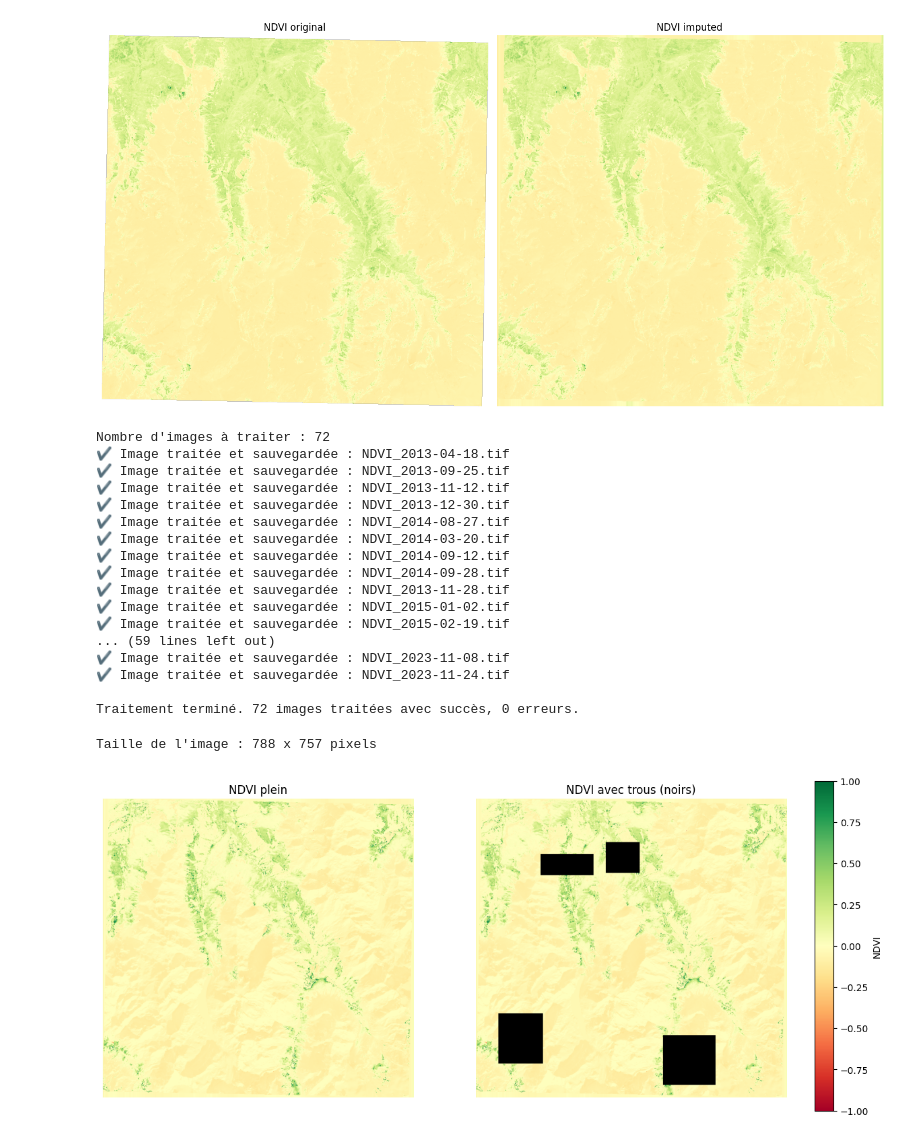
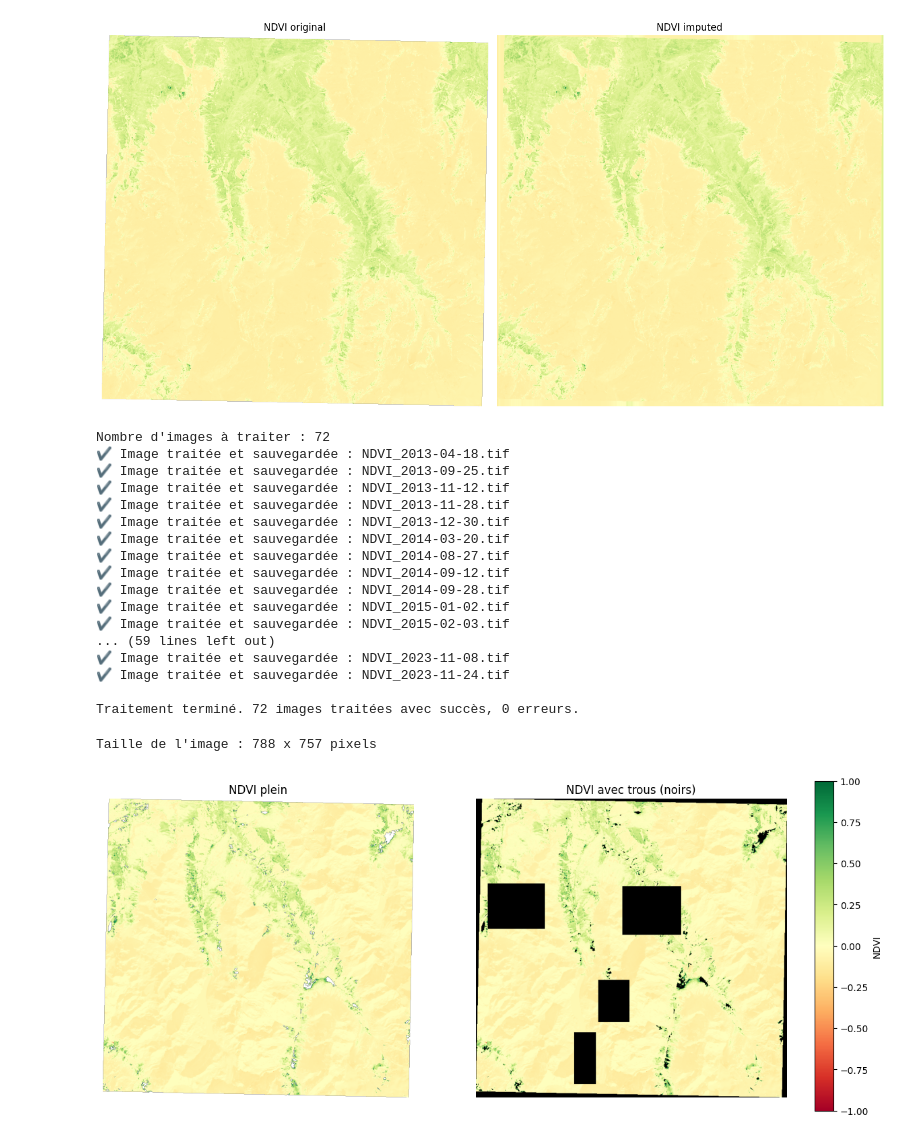
Before and after one commit to larasauser/master, a Jupyter notebook: imgprep.ipynb, the cells around one changed output. Drawn from its saved outputs; the diff is of its cells as text; code cells hidden in the pictures.

Commit message:
test de crop, raté pour l'instant

```diff
--- a/imgprep.ipynb
+++ b/imgprep.ipynb
@@ -33,7 +91,7 @@ import rasterio
 import numpy as np
 
 # Chemin vers ton image
-image_path = "/content/drive/MyDrive/NDVI_herens_Landsat8_10/NDVI_2015-04-24.tif"  # à adapter
+image_path = '/content/drive/MyDrive/NDVI_herens_Landsat8_10/NDVI_2016-01-21.tif'  # à adapter
 
 with rasterio.open(image_path) as src:
     ndvi = src.read(1).astype(np.float32)
@@ -146,8 +430,8 @@ def create_random_holes_nodata(img, min_size=50, max_size=150, max_holes=5, noda
         img_with_holes[y:y+dy, x:x+dx] = nodata_val
     return img_with_holes
 
-input_dir = '/content/drive/MyDrive/NDVI_herens_Landsat8_10/imputed/'
-output_dir = '/content/drive/MyDrive/NDVI_herens_Landsat8_10/NDVI_herens_Landsat8_10_holes/'
+input_dir = "/content/drive/MyDrive/NDVI_herens_Landsat8_10/NDVI_herens_Landsat8_10_crop"
+output_dir = '/content/drive/MyDrive/NDVI_herens_Landsat8_10/NDVI_herens_Landsat8_10_crop/NDVI_herens_Landsat8_10_holes'
 os.makedirs(output_dir, exist_ok=True)
 
 image_paths = glob(os.path.join(input_dir, '*.tif'))
@@ -189,14 +473,14 @@ Nombre d'images à traiter : 72
 ✔ Image traitée et sauvegardée : NDVI_2013-04-18.tif
 ✔ Image traitée et sauvegardée : NDVI_2013-09-25.tif
 ✔ Image traitée et sauvegardée : NDVI_2013-11-12.tif
+✔ Image traitée et sauvegardée : NDVI_2013-11-28.tif
 ✔ Image traitée et sauvegardée : NDVI_2013-12-30.tif
+✔ Image traitée et sauvegardée : NDVI_2014-03-20.tif
 ✔ Image traitée et sauvegardée : NDVI_2014-08-27.tif
-✔ Image traitée et sauvegardée : NDVI_2014-03-20.tif
 ✔ Image traitée et sauvegardée : NDVI_2014-09-12.tif
 ✔ Image traitée et sauvegardée : NDVI_2014-09-28.tif
-✔ Image traitée et sauvegardée : NDVI_2013-11-28.tif
 ✔ Image traitée et sauvegardée : NDVI_2015-01-02.tif
-✔ Image traitée et sauvegardée : NDVI_2015-02-19.tif
+✔ Image traitée et sauvegardée : NDVI_2015-02-03.tif
 ... (59 lines left out)
 ✔ Image traitée et sauvegardée : NDVI_2023-11-08.tif
 ✔ Image traitée et sauvegardée : NDVI_2023-11-24.tif
@@ -227,8 +511,8 @@ def read_ndvi(path):
     return ndvi
 
 # Chemins des images à comparer
-path_full = '/content/drive/MyDrive/NDVI_herens_Landsat8_10/imputed/NDVI_2016-01-21.tif'
-path_with_holes = '/content/drive/MyDrive/NDVI_herens_Landsat8_10/NDVI_herens_Landsat8_10_holes/NDVI_2016-01-21.tif'
+path_full = '/content/drive/MyDrive/NDVI_herens_Landsat8_10/NDVI_herens_Landsat8_10_crop/NDVI_2016-01-21.tif'
+path_with_holes = '/content/drive/MyDrive/NDVI_herens_Landsat8_10/NDVI_herens_Landsat8_10_crop/NDVI_herens_Landsat8_10_holes/NDVI_2016-01-21.tif'
 
 # Lire les images
 ndvi_full = read_ndvi(path_full)
@@ -237,31 +521,31 @@ ndvi_holes = read_ndvi(path_with_holes)
 # Supposons que ndvi_holes contient des NaN ou -99999
 # On les masque pour les afficher en noir
 masked_ndvi = np.ma.masked_where(np.isnan(ndvi_holes) | (ndvi_holes == -9999), ndvi_holes)
 
 # Créer une copie de la colormap et définir les valeurs masquées en noir
 cmap = plt.cm.RdYlGn.copy()
 cmap.set_bad(color='black')  # couleur pour NaN ou valeurs masquées
 
 vmin, vmax = -1, 1
 
 # Affichage côte à côte
 fig, axes = plt.subplots(1, 2, figsize=(14, 7))
 
 # Image NDVI plein
 axes[0].imshow(ndvi_full, cmap='RdYlGn', vmin=vmin, vmax=vmax)
 axes[0].set_title('NDVI plein')
 axes[0].axis('off')
 
 # Image NDVI avec trous (affichés en noir)
 im1 = axes[1].imshow(masked_ndvi, cmap=cmap, vmin=vmin, vmax=vmax)
 axes[1].set_title('NDVI avec trous (noirs)')
 axes[1].axis('off')
 
 # Colorbar à droite
 plt.subplots_adjust(right=0.85)
 cbar_ax = fig.add_axes([0.88, 0.15, 0.02, 0.7])
 fig.colorbar(im1, cax=cbar_ax, label="NDVI")
 
 plt.show()
 # %% [output]
-[figure, old version]
+[figure, new version]
```
Also changed, not shown: parts of 5 cells of this notebook.
